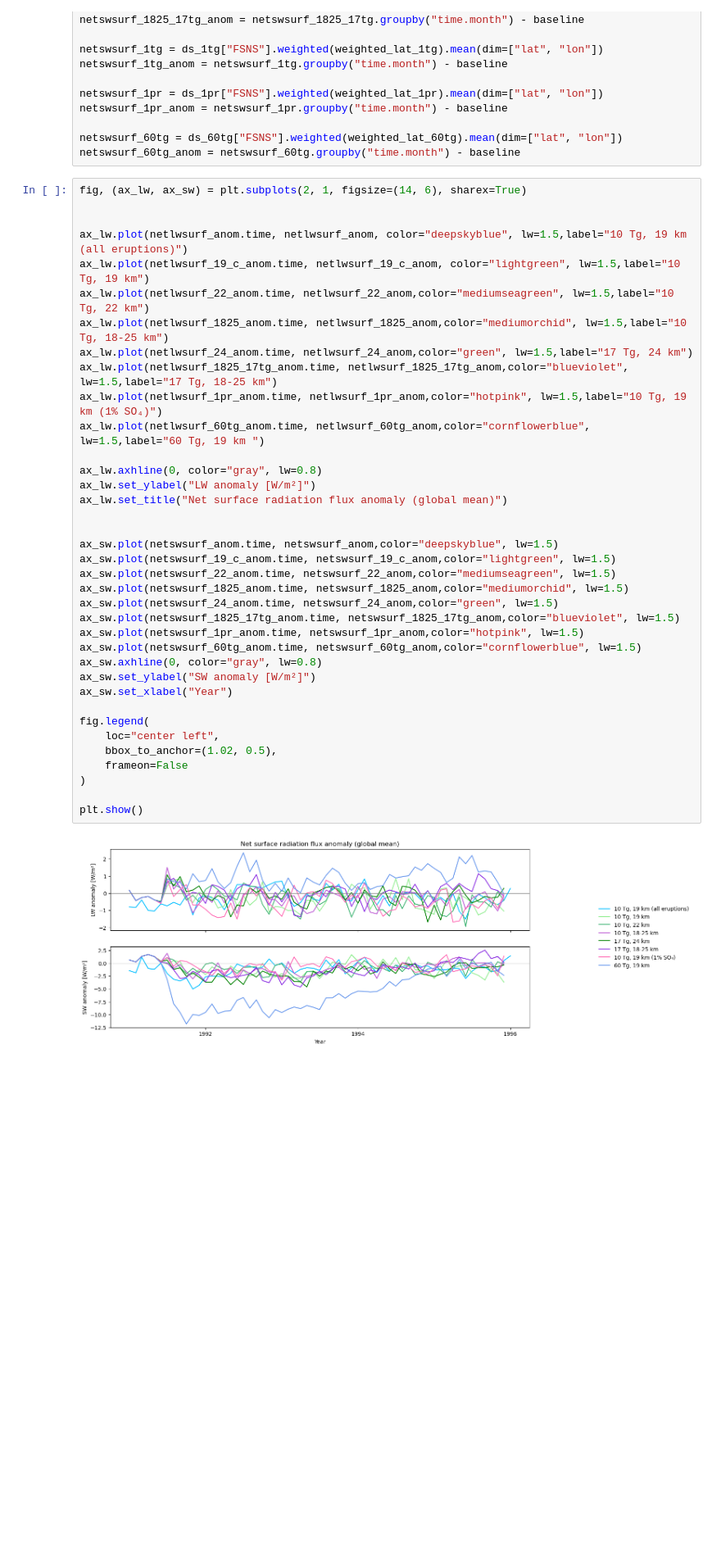
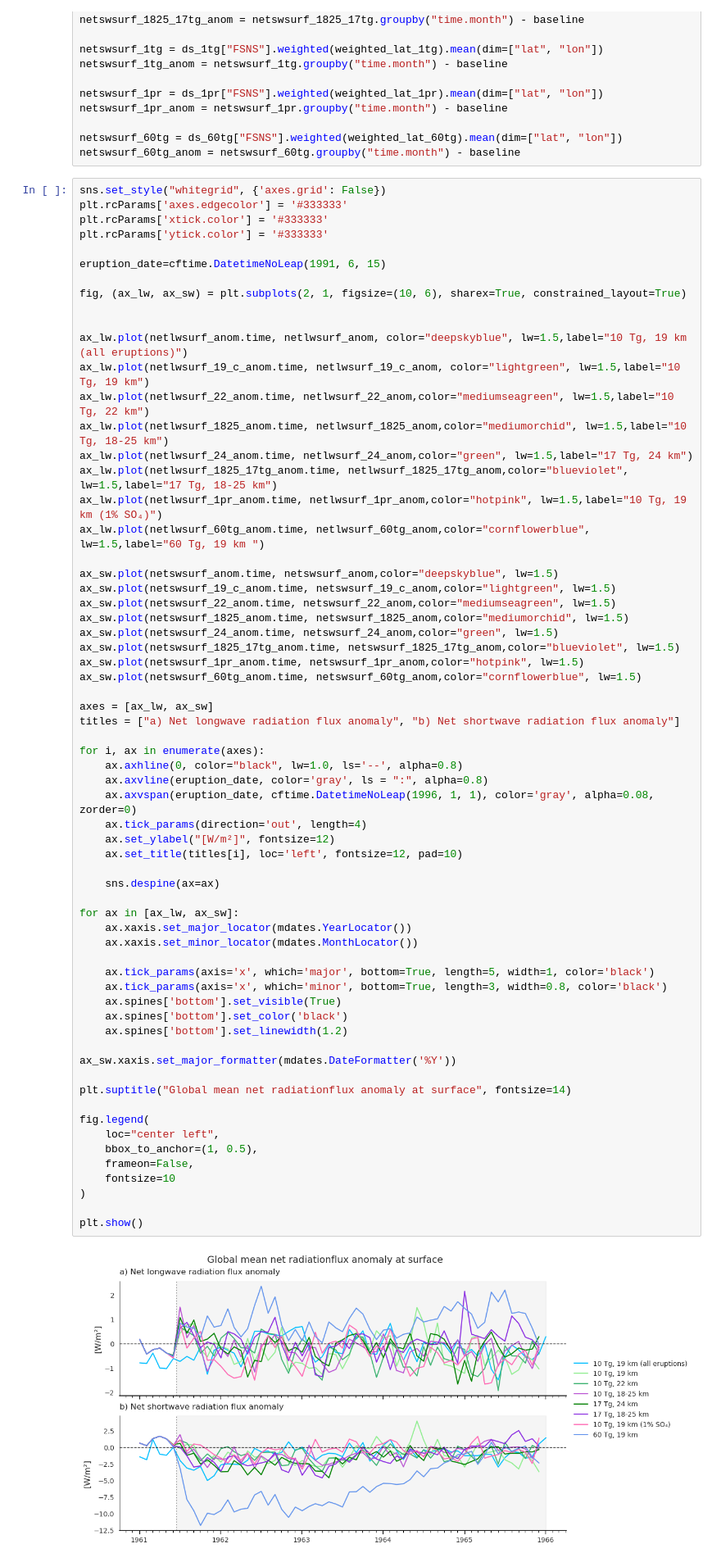
Before and after one commit to EliHHogemo/master_thesis, a Jupyter notebook: radiation.ipynb, the cells around one changed output. Shown at 82% size. Saved outputs shown, nothing was run; the diff lists cells and outputs as text; blank space fills up the shorter version.

Commit message:
New adjusted plots

```diff
--- a/radiation.ipynb
+++ b/radiation.ipynb
@@ -339,44 +398,71 @@ netswsurf_1pr_anom = netswsurf_1pr.groupby("time.month") - baseline
 netswsurf_60tg = ds_60tg["FSNS"].weighted(weighted_lat_60tg).mean(dim=["lat", "lon"])
 netswsurf_60tg_anom = netswsurf_60tg.groupby("time.month") - baseline
 # %%
-fig, (ax_lw, ax_sw) = plt.subplots(2, 1, figsize=(14, 6), sharex=True)
+sns.set_style("whitegrid", {'axes.grid': False})
+plt.rcParams['axes.edgecolor'] = '#333333'
+plt.rcParams['xtick.color'] = '#333333'
+plt.rcParams['ytick.color'] = '#333333'
+
+eruption_date=cftime.DatetimeNoLeap(1991, 6, 15)
+
+fig, (ax_lw, ax_sw) = plt.subplots(2, 1, figsize=(10, 6), sharex=True, constrained_layout=True)
 
 
 ax_lw.plot(netlwsurf_anom.time, netlwsurf_anom, color="deepskyblue", lw=1.5,label="10 Tg, 19 km (all eruptions)")
 ax_lw.plot(netlwsurf_19_c_anom.time, netlwsurf_19_c_anom, color="lightgreen", lw=1.5,label="10 Tg, 19 km")
 ax_lw.plot(netlwsurf_22_anom.time, netlwsurf_22_anom,color="mediumseagreen", lw=1.5,label="10 Tg, 22 km")
 ax_lw.plot(netlwsurf_1825_anom.time, netlwsurf_1825_anom,color="mediumorchid", lw=1.5,label="10 Tg, 18-25 km")
 ax_lw.plot(netlwsurf_24_anom.time, netlwsurf_24_anom,color="green", lw=1.5,label="17 Tg, 24 km")
 ax_lw.plot(netlwsurf_1825_17tg_anom.time, netlwsurf_1825_17tg_anom,color="blueviolet", lw=1.5,label="17 Tg, 18-25 km")
 ax_lw.plot(netlwsurf_1pr_anom.time, netlwsurf_1pr_anom,color="hotpink", lw=1.5,label="10 Tg, 19 km (1% SO₄)")
 ax_lw.plot(netlwsurf_60tg_anom.time, netlwsurf_60tg_anom,color="cornflowerblue", lw=1.5,label="60 Tg, 19 km ")
 
-ax_lw.axhline(0, color="gray", lw=0.8)
-ax_lw.set_ylabel("LW anomaly [W/m²]")
-ax_lw.set_title("Net surface radiation flux anomaly (global mean)")
-
-
 ax_sw.plot(netswsurf_anom.time, netswsurf_anom,color="deepskyblue", lw=1.5)
 ax_sw.plot(netswsurf_19_c_anom.time, netswsurf_19_c_anom,color="lightgreen", lw=1.5)
 ax_sw.plot(netswsurf_22_anom.time, netswsurf_22_anom,color="mediumseagreen", lw=1.5)
 ax_sw.plot(netswsurf_1825_anom.time, netswsurf_1825_anom,color="mediumorchid", lw=1.5)
 ax_sw.plot(netswsurf_24_anom.time, netswsurf_24_anom,color="green", lw=1.5)
 ax_sw.plot(netswsurf_1825_17tg_anom.time, netswsurf_1825_17tg_anom,color="blueviolet", lw=1.5)
 ax_sw.plot(netswsurf_1pr_anom.time, netswsurf_1pr_anom,color="hotpink", lw=1.5)
 ax_sw.plot(netswsurf_60tg_anom.time, netswsurf_60tg_anom,color="cornflowerblue", lw=1.5)
-ax_sw.axhline(0, color="gray", lw=0.8)
-ax_sw.set_ylabel("SW anomaly [W/m²]")
-ax_sw.set_xlabel("Year")
+
+axes = [ax_lw, ax_sw]
+titles = ["a) Net longwave radiation flux anomaly", "b) Net shortwave radiation flux anomaly"]
+
+for i, ax in enumerate(axes):
+    ax.axhline(0, color="black", lw=1.0, ls='--', alpha=0.8)
+    ax.axvline(eruption_date, color='gray', ls = ":", alpha=0.8)
+    ax.axvspan(eruption_date, cftime.DatetimeNoLeap(1996, 1, 1), color='gray', alpha=0.08, zorder=0)
+    ax.tick_params(direction='out', length=4)
+    ax.set_ylabel("[W/m²]", fontsize=12)
+    ax.set_title(titles[i], loc='left', fontsize=12, pad=10)
+
+    sns.despine(ax=ax)
+
+for ax in [ax_lw, ax_sw]:
+    ax.xaxis.set_major_locator(mdates.YearLocator())
+    ax.xaxis.set_minor_locator(mdates.MonthLocator())
+
+    ax.tick_params(axis='x', which='major', bottom=True, length=5, width=1, color='black')
+    ax.tick_params(axis='x', which='minor', bottom=True, length=3, width=0.8, color='black')
+    ax.spines['bottom'].set_visible(True)
+    ax.spines['bottom'].set_color('black')
+    ax.spines['bottom'].set_linewidth(1.2)
+
+ax_sw.xaxis.set_major_formatter(mdates.DateFormatter('%Y'))
+
+plt.suptitle("Global mean net radiationflux anomaly at surface", fontsize=14)
 
 fig.legend(
     loc="center left",
-    bbox_to_anchor=(1.02, 0.5),
-    frameon=False
+    bbox_to_anchor=(1, 0.5),
+    frameon=False,
+    fontsize=10
 )
 
 plt.show()
 # %% [output]
-[figure, old version]
+[figure, new version]
 # %%
 temp_ctrl = ds_19["TREFHT"].weighted(weighted_lat).mean(dim=["lat", "lon"]) - 273.15
 baseline = temp_ctrl.sel(time=slice("1975-01", "1985-12"))
```
Also changed, not shown: parts of 12 cells of this notebook, 2 other files.
